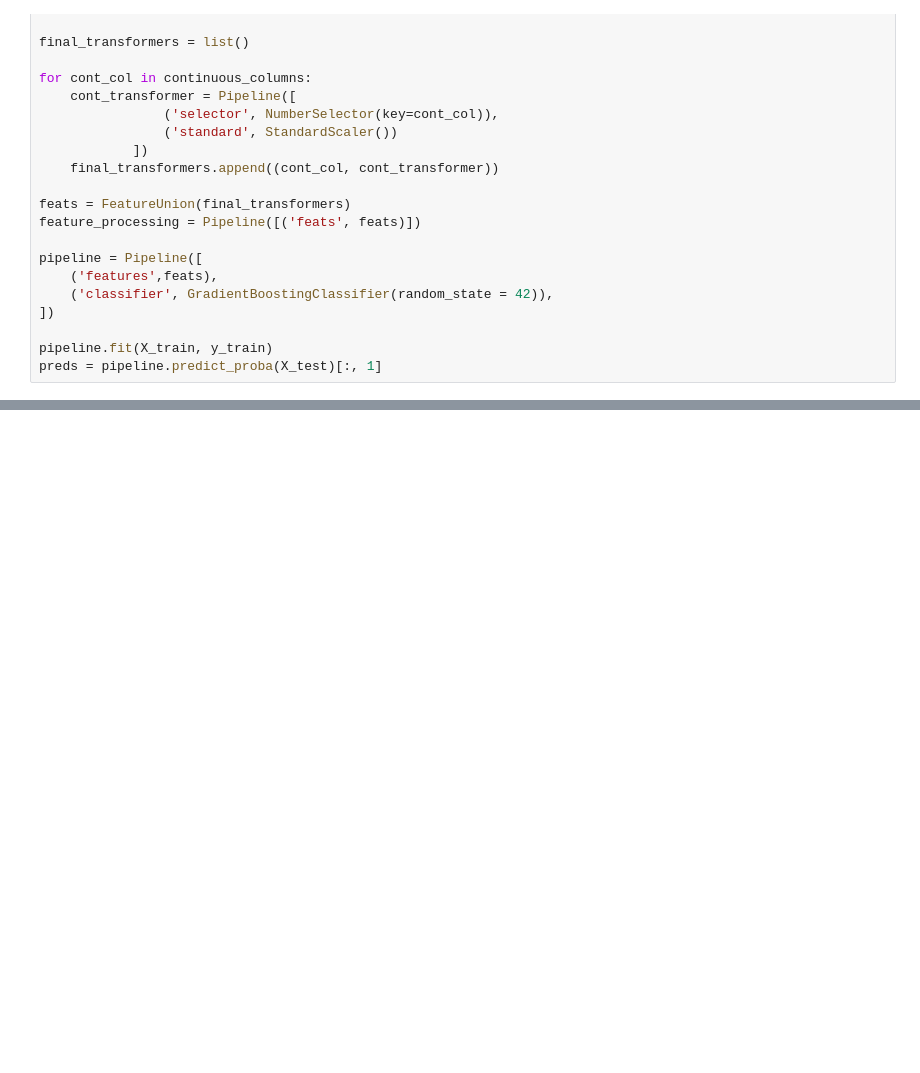
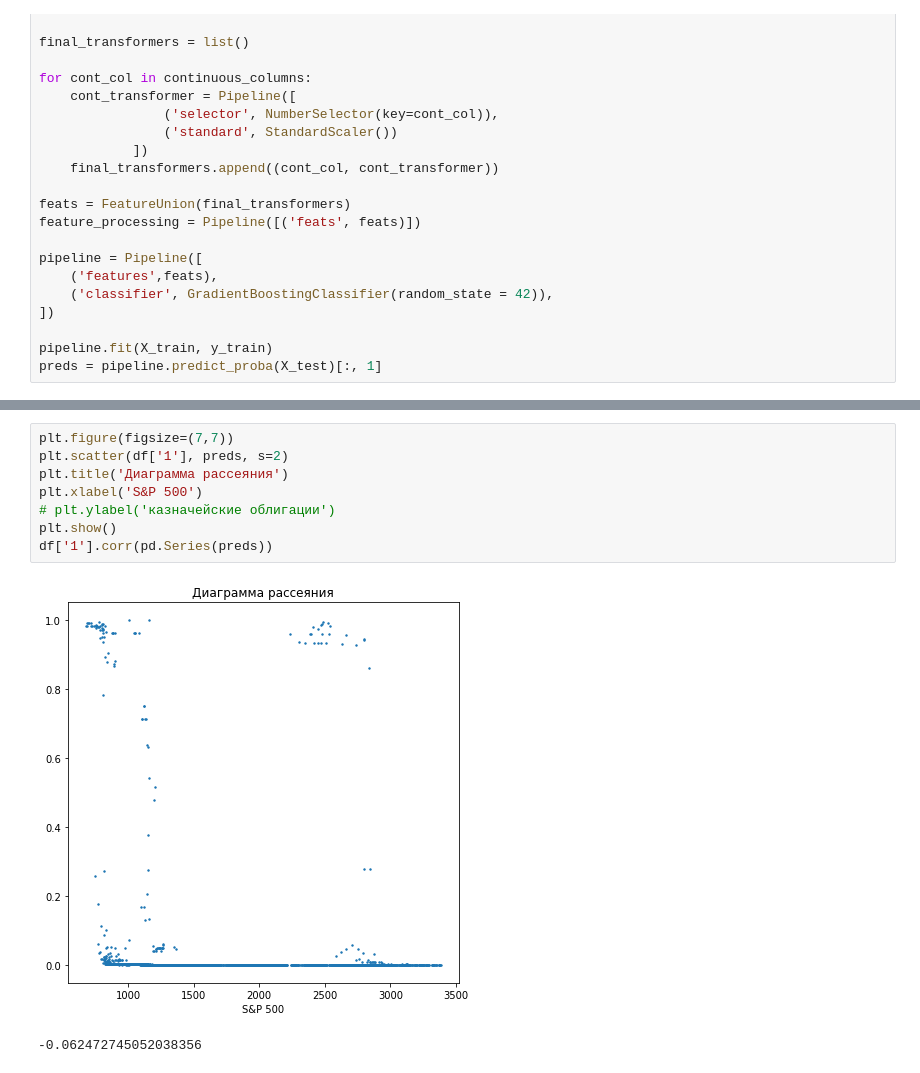
Before and after one commit to ksn38/fin, a Jupyter notebook: fib2.ipynb, the cells around one changed output, grey strips where cells are left out. Saved outputs shown, nothing was run; the diff lists cells and outputs as text; blank space fills up the shorter version.

```diff
--- a/fib2.ipynb
+++ b/fib2.ipynb
@@ -193,0 +183,11 @@ plt.show()
+# %%
+plt.figure(figsize=(7,7))
+plt.scatter(df['1'], preds, s=2)
+plt.title('Диаграмма рассеяния')
+plt.xlabel('S&P 500')
+# plt.ylabel('казначейские облигации')
+plt.show()
+df['1'].corr(pd.Series(preds))
+# %% [output]
+[figure, added]
+-0.062472745052038356
```
Also changed, not shown: parts of 11 cells of this notebook, 1 other file.
